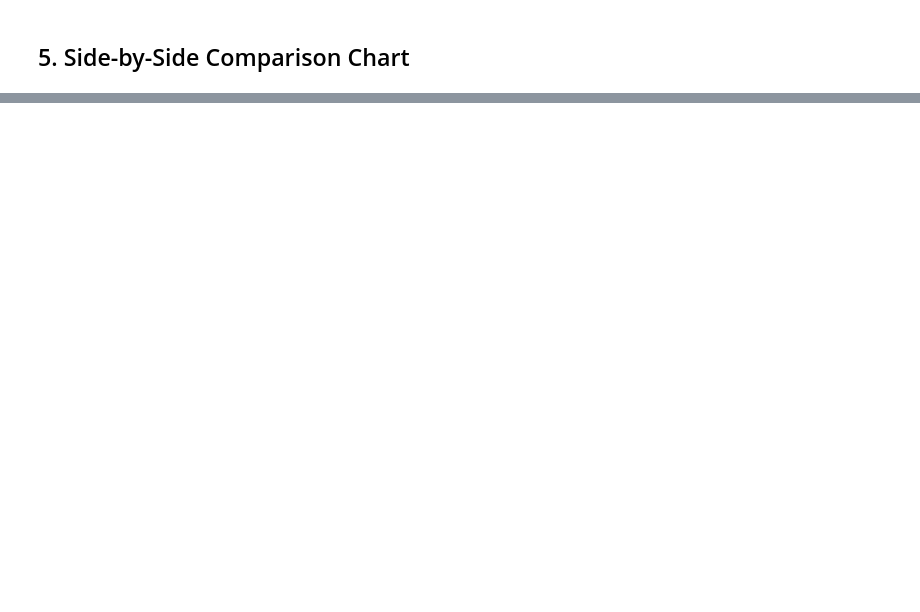
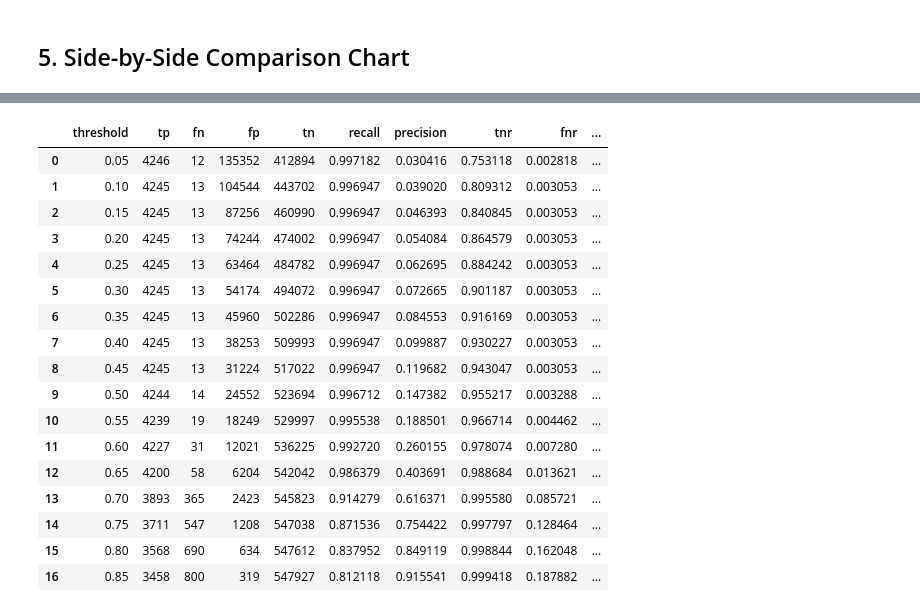
Before and after one commit to joshleeds/BA305-Project, a Jupyter notebook: money-comparison-q3.ipynb, the cells around one changed output, grey strips where cells are left out. Drawn from its saved outputs; the diff is of its cells as text; code cells hidden in the pictures; blank space fills up the shorter version.

```diff
--- a/money-comparison-q3.ipynb
+++ b/money-comparison-q3.ipynb
@@ -320,0 +251,58 @@ plt.show()
+# %%
+sweep_thresholds = np.arange(0.05, f1_thresh + 0.001, 0.05)
+
+sweep_results = []
+for thresh in sweep_thresholds:
+    y_pred_t = (y_proba >= thresh).astype(int)
+    tn, fp, fn, tp_count = confusion_matrix(y_test, y_pred_t).ravel()
+
+    tp_mask = (y_test == 1) & (y_pred_t == 1)
+    fn_mask = (y_test == 1) & (y_pred_t == 0)
+
+    money_saved = amounts_test[tp_mask].sum()
+    money_lost  = amounts_test[fn_mask].sum()
+    invest_cost = fp * INVESTIGATOR_COST
+    net_benefit = money_saved - money_lost - invest_cost
+
+    recall    = tp_count / (tp_count + fn) if (tp_count + fn) > 0 else 0
+    precision = tp_count / (tp_count + fp) if (tp_count + fp) > 0 else 0
+    tnr       = tn / (tn + fp) if (tn + fp) > 0 else 0
+    fnr       = fn / (fn + tp_count) if (fn + tp_count) > 0 else 0
+
+    sweep_results.append({
+        'threshold':               round(thresh, 4),
+        'tp':                      tp_count,
+        'fn':                      fn,
+        'fp':                      fp,
+        'tn':                      tn,
+        'recall':                  recall,
+        'precision':               precision,
+        'tnr':                     tnr,
+        'fnr':                     fnr,
+        'saved_from_caught ($)':   money_saved,
+        'lost_from_missed ($)':    money_lost,
+        'cost_from_false_pos ($)': invest_cost,
+        'net_benefit ($)':         net_benefit,
+    })
+
+sweep_df = pd.DataFrame(sweep_results)
+display(sweep_df)
+# %% [output]
+|  | threshold | tp | fn | fp | tn | recall | precision | tnr | fnr | ... |
+| 0 | 0.05 | 4246 | 12 | 135352 | 412894 | 0.997182 | 0.030416 | 0.753118 | 0.002818 | ... |
+| 1 | 0.10 | 4245 | 13 | 104544 | 443702 | 0.996947 | 0.039020 | 0.809312 | 0.003053 | ... |
+| 2 | 0.15 | 4245 | 13 | 87256 | 460990 | 0.996947 | 0.046393 | 0.840845 | 0.003053 | ... |
+| 3 | 0.20 | 4245 | 13 | 74244 | 474002 | 0.996947 | 0.054084 | 0.864579 | 0.003053 | ... |
+| 4 | 0.25 | 4245 | 13 | 63464 | 484782 | 0.996947 | 0.062695 | 0.884242 | 0.003053 | ... |
+| 5 | 0.30 | 4245 | 13 | 54174 | 494072 | 0.996947 | 0.072665 | 0.901187 | 0.003053 | ... |
+| 6 | 0.35 | 4245 | 13 | 45960 | 502286 | 0.996947 | 0.084553 | 0.916169 | 0.003053 | ... |
+| 7 | 0.40 | 4245 | 13 | 38253 | 509993 | 0.996947 | 0.099887 | 0.930227 | 0.003053 | ... |
+| 8 | 0.45 | 4245 | 13 | 31224 | 517022 | 0.996947 | 0.119682 | 0.943047 | 0.003053 | ... |
+| 9 | 0.50 | 4244 | 14 | 24552 | 523694 | 0.996712 | 0.147382 | 0.955217 | 0.003288 | ... |
+| 10 | 0.55 | 4239 | 19 | 18249 | 529997 | 0.995538 | 0.188501 | 0.966714 | 0.004462 | ... |
+| 11 | 0.60 | 4227 | 31 | 12021 | 536225 | 0.992720 | 0.260155 | 0.978074 | 0.007280 | ... |
+| 12 | 0.65 | 4200 | 58 | 6204 | 542042 | 0.986379 | 0.403691 | 0.988684 | 0.013621 | ... |
+| 13 | 0.70 | 3893 | 365 | 2423 | 545823 | 0.914279 | 0.616371 | 0.995580 | 0.085721 | ... |
+| 14 | 0.75 | 3711 | 547 | 1208 | 547038 | 0.871536 | 0.754422 | 0.997797 | 0.128464 | ... |
+| 15 | 0.80 | 3568 | 690 | 634 | 547612 | 0.837952 | 0.849119 | 0.998844 | 0.162048 | ... |
+| 16 | 0.85 | 3458 | 800 | 319 | 547927 | 0.812118 | 0.915541 | 0.999418 | 0.187882 | ... |
```
Also changed, not shown: parts of 9 cells of this notebook, 1 other file.
